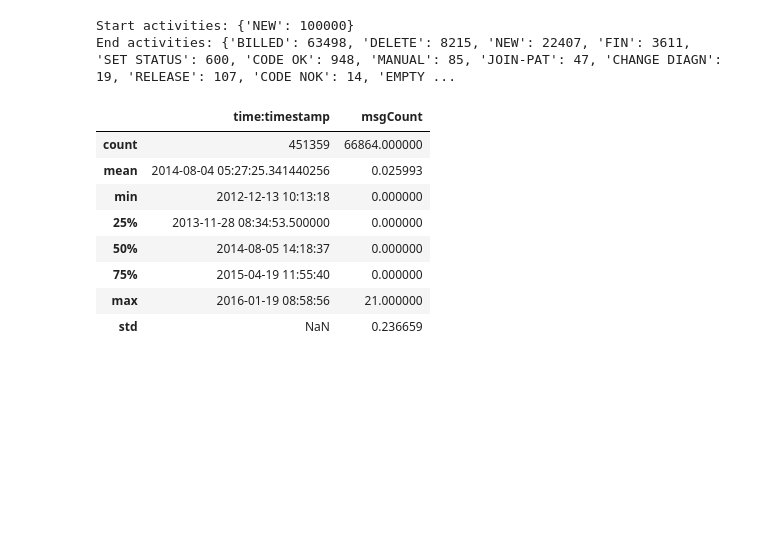
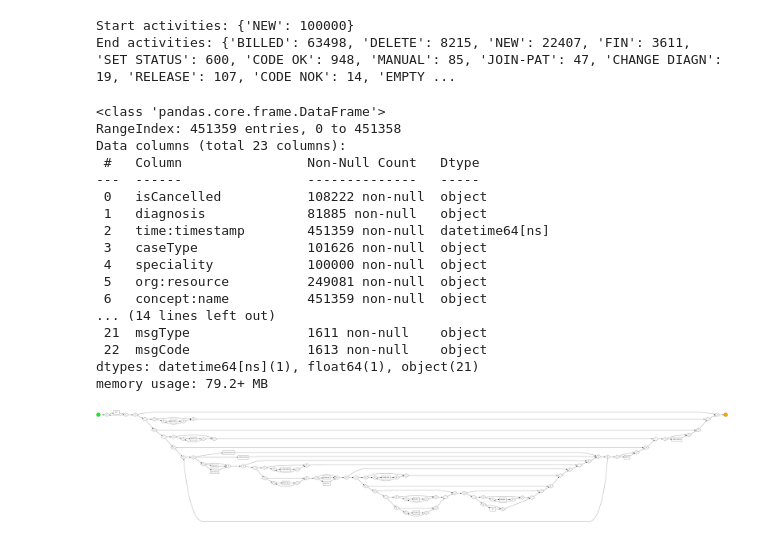
Before and after one commit to pullz6/Research_inspired_Self-Explaining-Neural-Networks-for-Business-Process-Monitoring, a Jupyter notebook: model.ipynb, the cells around one changed output. Saved outputs shown, nothing was run; the diff lists cells and outputs as text; code cells hidden in the pictures; blank space fills up the shorter version.

```diff
--- a/model.ipynb
+++ b/model.ipynb
@@ -53,14 +53,28 @@ print("Start activities: {}\nEnd activities: {}".format(start_activities,end_act
 Start activities: {'NEW': 100000}
 End activities: {'BILLED': 63498, 'DELETE': 8215, 'NEW': 22407, 'FIN': 3611, 'SET STATUS': 600, 'CODE OK': 948, 'MANUAL': 85, 'JOIN-PAT': 47, 'CHANGE DIAGN': 19, 'RELEASE': 107, 'CODE NOK': 14, 'EMPTY ...
 # %%
-event_log.describe()
+event_log.info()
 # %% [output]
-|  | time:timestamp | msgCount |
-| count | 451359 | 66864.000000 |
-| mean | 2014-08-04 05:27:25.341440256 | 0.025993 |
-| min | 2012-12-13 10:13:18 | 0.000000 |
-| 25% | 2013-11-28 08:34:53.500000 | 0.000000 |
-| 50% | 2014-08-05 14:18:37 | 0.000000 |
-| 75% | 2015-04-19 11:55:40 | 0.000000 |
-| max | 2016-01-19 08:58:56 | 21.000000 |
-| std | NaN | 0.236659 |
+<class 'pandas.core.frame.DataFrame'>
+RangeIndex: 451359 entries, 0 to 451358
+Data columns (total 23 columns):
+ #   Column                Non-Null Count   Dtype
+---  ------                --------------   -----
+ 0   isCancelled           108222 non-null  object
+ 1   diagnosis             81885 non-null   object
+ 2   time:timestamp        451359 non-null  datetime64[ns]
+ 3   caseType              101626 non-null  object
+ 4   speciality            100000 non-null  object
+ 5   org:resource          249081 non-null  object
+ 6   concept:name          451359 non-null  object
+... (14 lines left out)
+ 21  msgType               1611 non-null    object
+ 22  msgCode               1613 non-null    object
+dtypes: datetime64[ns](1), float64(1), object(21)
+memory usage: 79.2+ MB
+# %%
+process_tree = pm4py.discover_process_tree_inductive(event_log)
+bpmn_model = pm4py.convert_to_bpmn(process_tree)
+pm4py.view_bpmn(bpmn_model)
+# %% [output]
+[figure, added]
```
